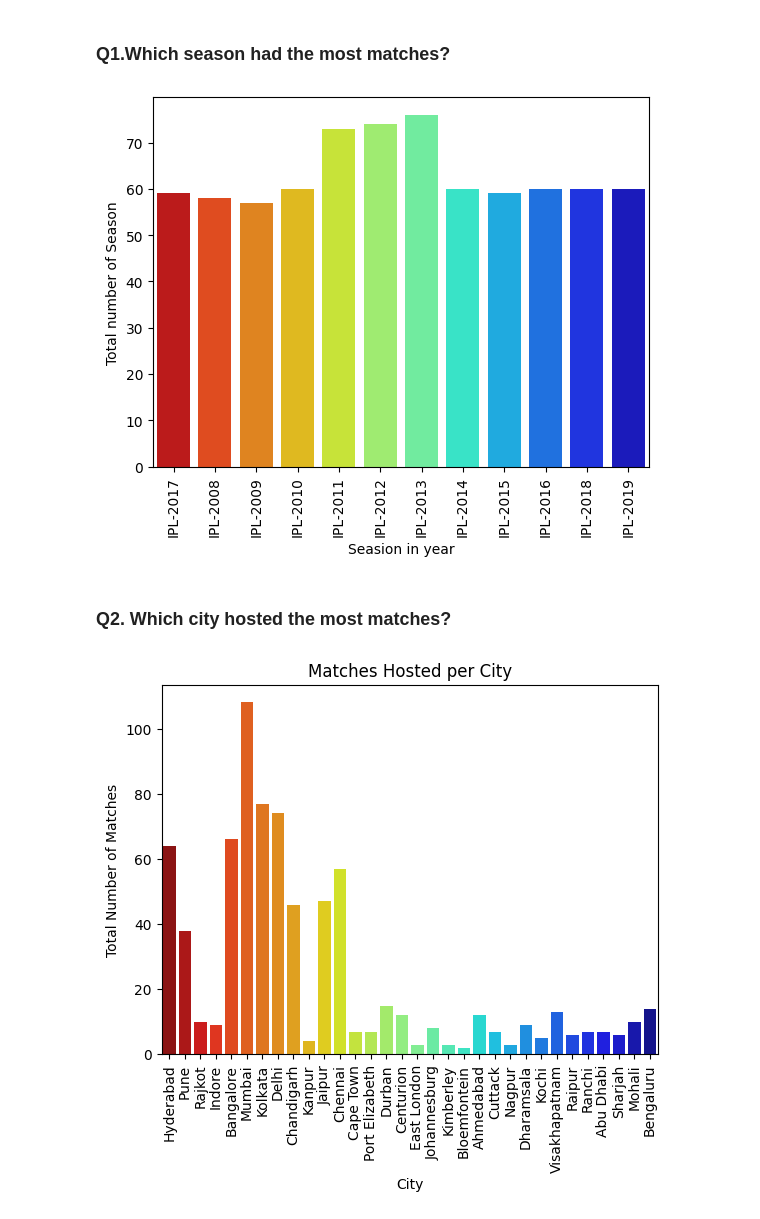
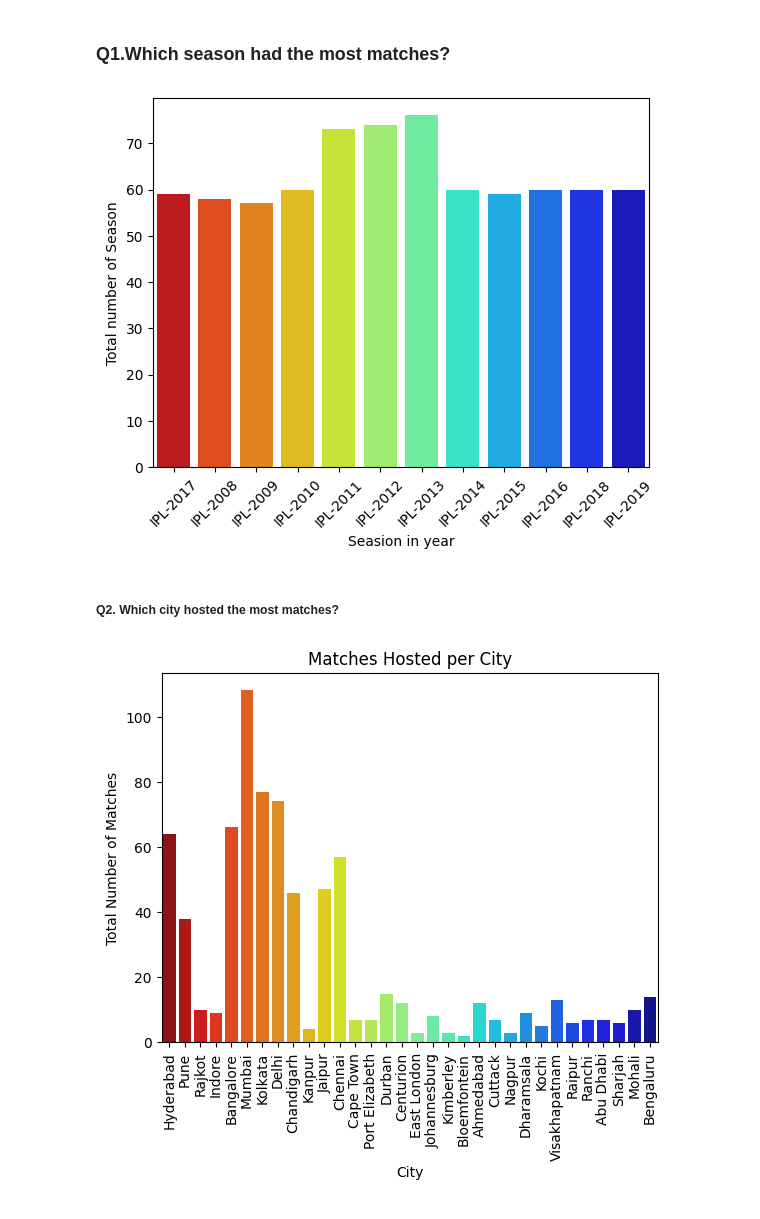
Before and after one commit to lukhi-laksh/Collage, a Jupyter notebook: Sem-1/Data Science/Project-1/Project_1.ipynb, the cells around one changed output. Cells and saved outputs as stored; diff of their text form; code cells hidden in the pictures.

```diff
--- a/Sem-1/Data Science/Project-1/Project_1.ipynb
+++ b/Sem-1/Data Science/Project-1/Project_1.ipynb
@@ -271,15 +271,15 @@ Name: 2, dtype: object
 ### Q1.Which season had the most matches?
 # %%
 sns.countplot(x = 'Season', data = df, hue='Season', palette='jet_r')
-plt.xticks(rotation = 90)
+plt.xticks(rotation = 45)
 plt.xlabel('Seasion in year')
 plt.ylabel('Total number of Season')
 plt.savefig("1.png",  bbox_inches="tight", dpi = 300, transparent=True)
 plt.show()
 # %% [output]
-[figure, old version]
+[figure, new version]
 # %% [markdown]
-### Q2. Which city hosted the most matches?
+##### Q2. Which city hosted the most matches?
 # %%
 sns.countplot(x = 'city', data = df, hue='city', palette='jet_r')
 plt.xticks(rotation = 90)
```
Also changed, not shown: parts of 15 cells of this notebook, 10 other files.
